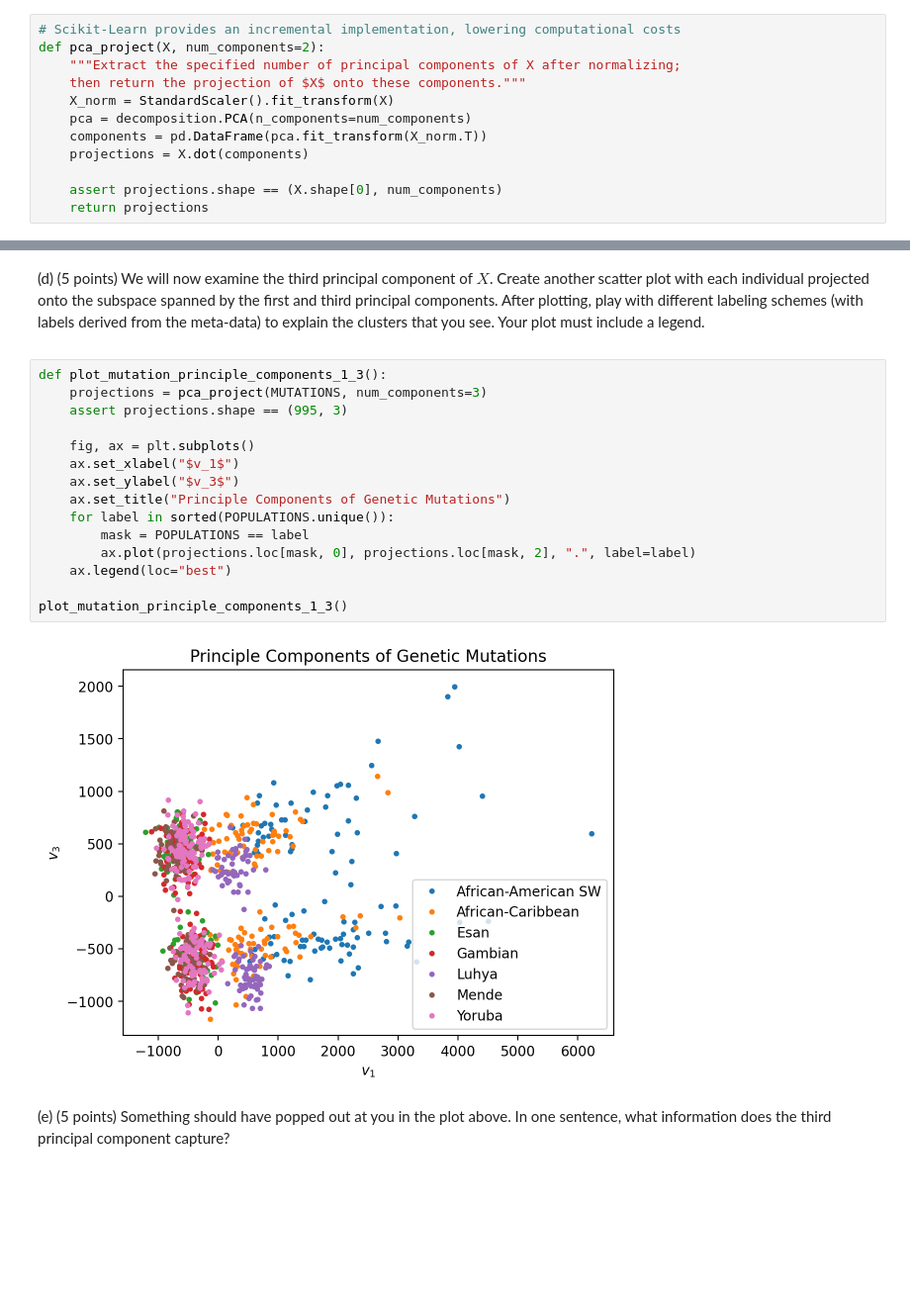
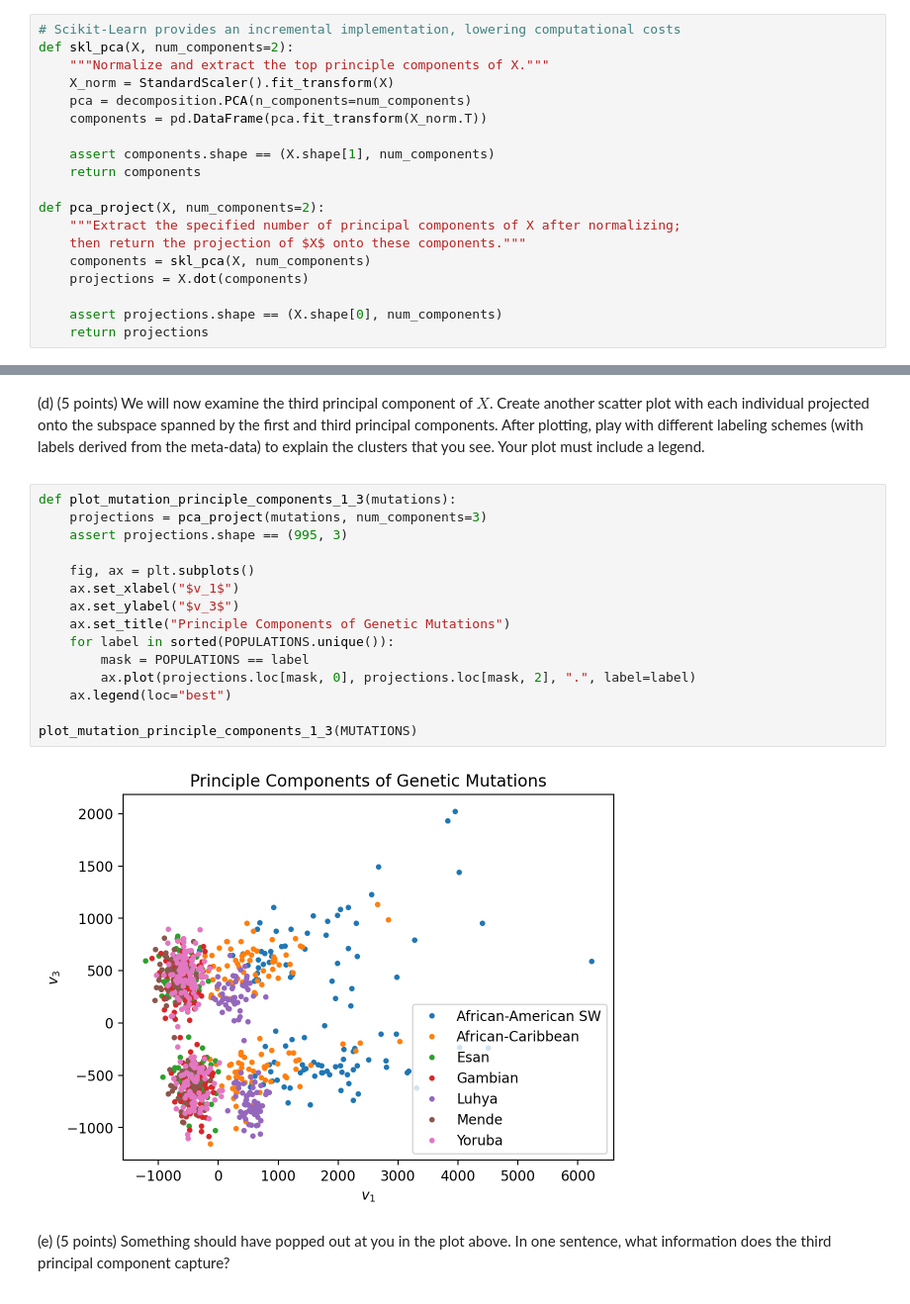
Before and after one commit to garfieldnate/Stanford-CS-168_Modern_Algorithmic_Toolbox, a Jupyter notebook: cs168/notebooks/mini_project_4.ipynb, the cells around one changed output, grey strips where cells are left out. Shown at 99% size. Cells and saved outputs as stored; diff of their text form; blank space fills up the shorter version.

Commit message:
Project 4: 2i finished

```diff
--- a/cs168/notebooks/mini_project_4.ipynb
+++ b/cs168/notebooks/mini_project_4.ipynb
@@ -409,12 +409,19 @@ the first two principal components. In other words, the horizontal axis should b
 </div>
 # %%
 # Scikit-Learn provides an incremental implementation, lowering computational costs
+def skl_pca(X, num_components=2):
+    """Normalize and extract the top principle components of X."""
+    X_norm = StandardScaler().fit_transform(X)
+    pca = decomposition.PCA(n_components=num_components)
+    components = pd.DataFrame(pca.fit_transform(X_norm.T))
+
+    assert components.shape == (X.shape[1], num_components)
+    return components
+
 def pca_project(X, num_components=2):
     """Extract the specified number of principal components of X after normalizing;
     then return the projection of $X$ onto these components."""
-    X_norm = StandardScaler().fit_transform(X)
-    pca = decomposition.PCA(n_components=num_components)
-    components = pd.DataFrame(pca.fit_transform(X_norm.T))
+    components = skl_pca(X, num_components)
     projections = X.dot(components)
 
     assert projections.shape == (X.shape[0], num_components)
@@ -451,22 +458,22 @@ The plot most clearly reflects geographic distribution. Yoruba and Esan are from
 
 </div>
 # %%
-def plot_mutation_principle_components_1_3():
-    projections = pca_project(MUTATIONS, num_components=3)
+def plot_mutation_principle_components_1_3(mutations):
+    projections = pca_project(mutations, num_components=3)
     assert projections.shape == (995, 3)
 
     fig, ax = plt.subplots()
     ax.set_xlabel("$v_1$")
     ax.set_ylabel("$v_3$")
     ax.set_title("Principle Components of Genetic Mutations")
     for label in sorted(POPULATIONS.unique()):
         mask = POPULATIONS == label
         ax.plot(projections.loc[mask, 0], projections.loc[mask, 2], ".", label=label)
     ax.legend(loc="best")
 
-plot_mutation_principle_components_1_3()
+plot_mutation_principle_components_1_3(MUTATIONS)
 # %% [output]
-[figure, old version]
+[figure, new version]
 # %% [markdown]
 <div class="custom-assignment-text">
 
```
Also changed, not shown: parts of 14 cells of this notebook.
